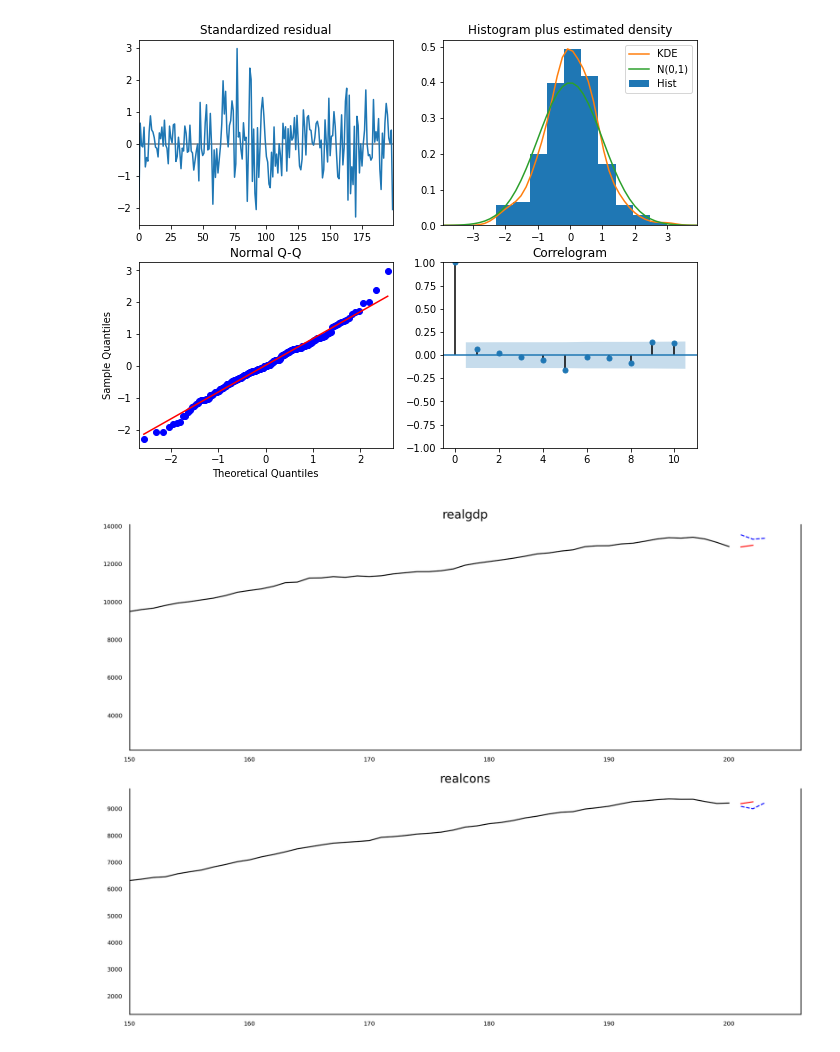
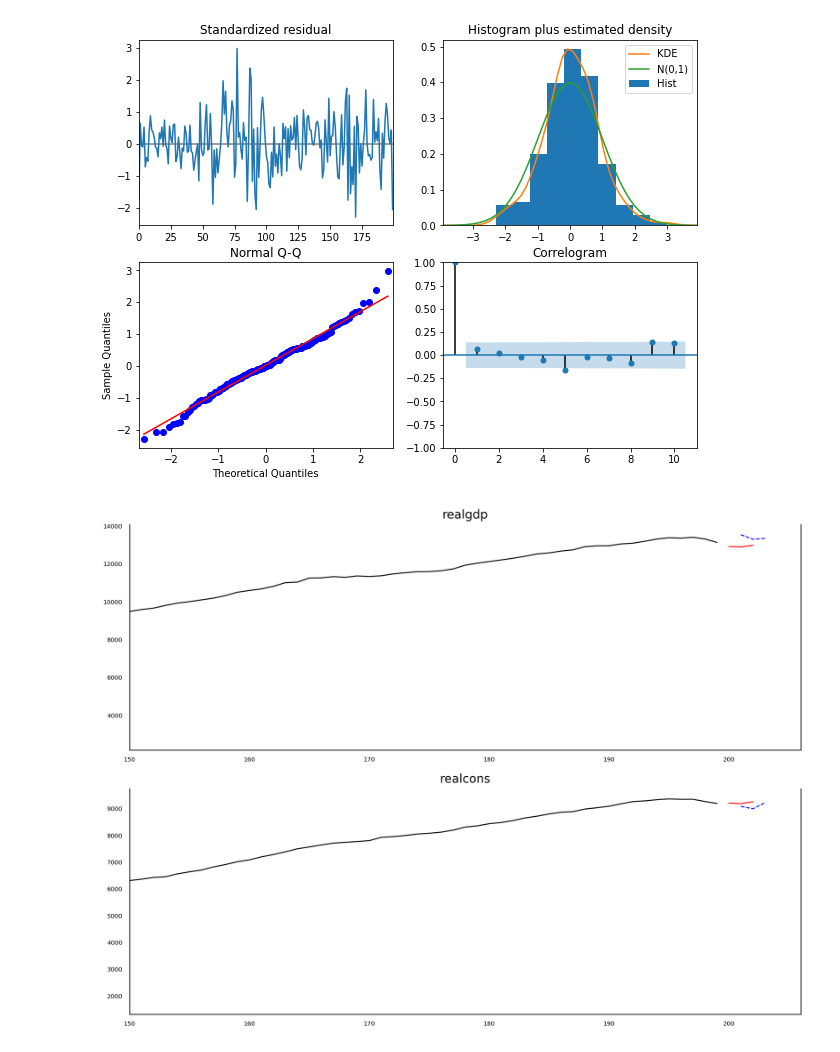
Before and after one commit to marcopeix/AppliedTimeSeriesAnalysisWithPython, a Jupyter notebook: HOTSAP_VAR_VARMA_VARMAX.ipynb, the cells around one changed output. Drawn from its saved outputs; the diff is of its cells as text; code cells hidden in the pictures.

```diff
--- a/HOTSAP_VAR_VARMA_VARMAX.ipynb
+++ b/HOTSAP_VAR_VARMA_VARMAX.ipynb
@@ -426,35 +426,35 @@ predict = res_VARMAX.get_prediction(end=best_model_VARMAX.nobs + n_forecast, exo
 idx = np.arange(len(predict.predicted_mean))
 
 fig, (ax1, ax2) = plt.subplots(nrows=2, ncols=1, dpi=240)
 
-ax1.plot(macro_data['realgdp'][:201], color='black', linewidth=1)
-ax1.plot(macro_data['realgdp'][201:], color='red', linewidth=1)
+ax1.plot(macro_data['realgdp'][:200], color='black', linewidth=1)
+ax1.plot(macro_data['realgdp'][200:], color='red', linewidth=1)
 ax1.plot(idx[-n_forecast:],
          predict.predicted_mean['realgdp'][-n_forecast:],
          color='blue',
          ls='--',
          linewidth=1)
 ax1.set_title('realgdp')
 ax1.xaxis.set_ticks_position('none')
 ax1.yaxis.set_ticks_position('none')
 ax1.set_xlim(150, 206)
 ax1.spines['top'].set_alpha(0)
 ax1.tick_params(labelsize=6)
 
-ax2.plot(macro_data['realcons'][:201], color='black', linewidth=1)
-ax2.plot(macro_data['realcons'][201:], color='red', linewidth=1)
+ax2.plot(macro_data['realcons'][:200], color='black', linewidth=1)
+ax2.plot(macro_data['realcons'][200:], color='red', linewidth=1)
 ax2.plot(idx[-n_forecast:],
          predict.predicted_mean['realcons'][-n_forecast:],
          color='blue',
          ls='--',
          linewidth=1)
 ax2.set_title('realcons')
 ax2.xaxis.set_ticks_position('none')
 ax2.yaxis.set_ticks_position('none')
 ax2.set_xlim(150, 206)
 ax2.spines['top'].set_alpha(0)
 ax2.tick_params(labelsize=6)
 
 plt.tight_layout()
 # %% [output]
-[figure, old version]
+[figure, new version]
```
Also changed, not shown: parts of 4 cells of this notebook.
